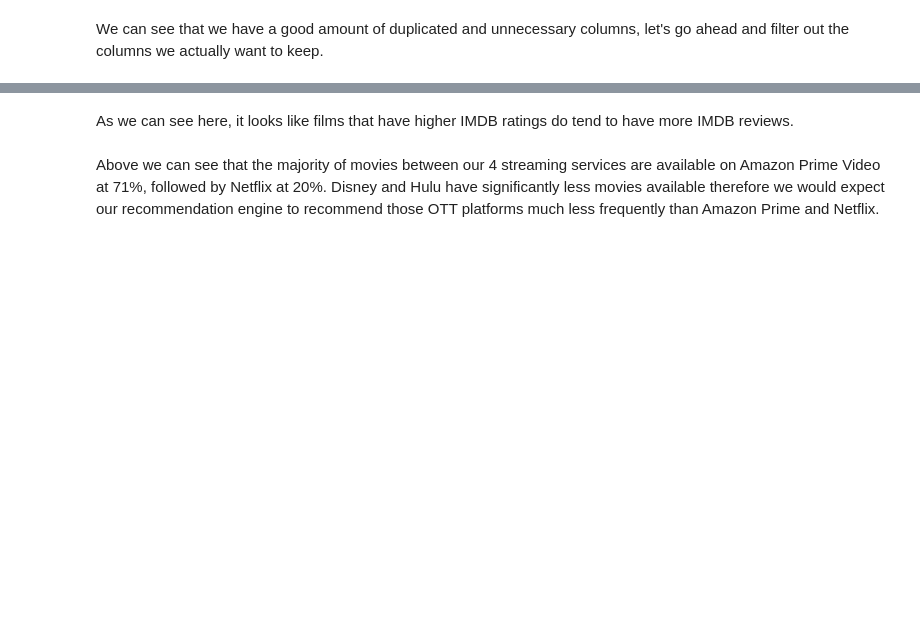
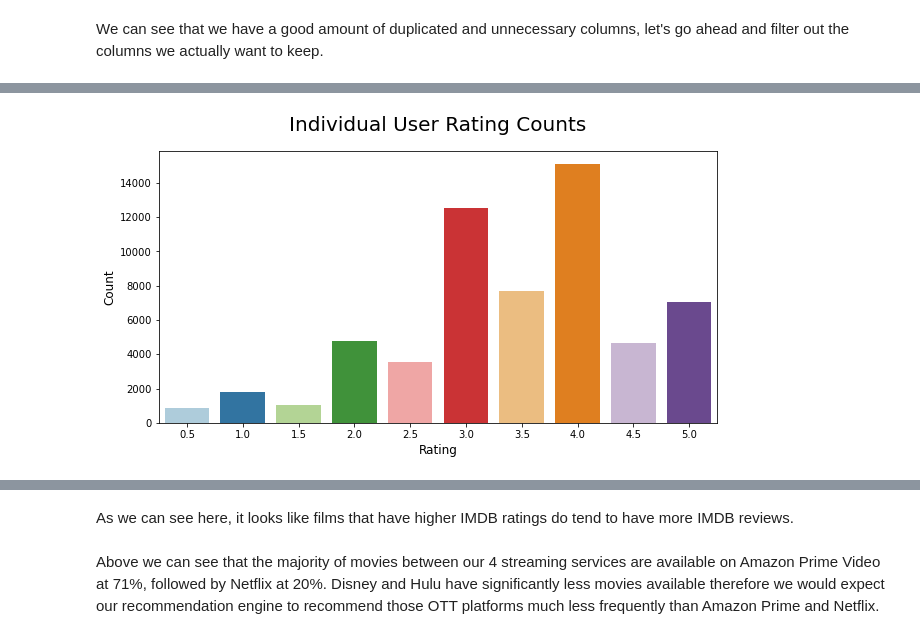
Before and after one commit to kevgross89/Apple-TV-Movie-Recommendation-Engine, a Jupyter notebook: What To Watch - Movie Recommendation Engine.ipynb, the cells around one changed output, grey strips where cells are left out. Cells and saved outputs as stored; diff of their text form; code cells hidden in the pictures; blank space fills up the shorter version.

```diff
--- a/What To Watch - Movie Recommendation Engine.ipynb
+++ b/What To Watch - Movie Recommendation Engine.ipynb
@@ -1119,8 +1299,9 @@ movielens_imdb.columns
 We can see that we have a good amount of duplicated and unnecessary columns, let's go ahead and filter out the columns we actually want to keep.
 # %%
 # Filter out columns we want
-movielens_imdb_df = movielens_imdb[['Title', 'tconst', 'Release Year', 'Cast', 'Plot', 'primaryName',
-                                    'userId', 'rating', 'genres_y', 'runtimeMinutes', 'averageRating', 'numVotes']]
+movielens_imdb_df = movielens_imdb[['Title', 'imdbId', 'Release Year', 'Plot', 'soup',
+                                    'userId', 'rating', 'runtimeMinutes', 'averageRating', 'numVotes', 'Score']]
 
 # Preview new dataframe
+print('Dataframe Length:', movielens_imdb_df.shape[0])
 movielens_imdb_df.head()
@@ -1158,0 +1335,10 @@ movielens_imdb_wiki.Plot.unique().size
+# %%
+# Create the plot
+fig, ax = plt.subplots(figsize=(10,5))
+
+sns.countplot(data=movielens_imdb_df, x='rating', palette='Paired')
+plt.title("Individual User Rating Counts", fontsize=20, pad=20)
+plt.xlabel('Rating', fontsize=12)
+plt.ylabel('Count', fontsize=12);
+# %% [output]
+[figure, added]
```
Also changed, not shown: parts of 74 cells of this notebook.
